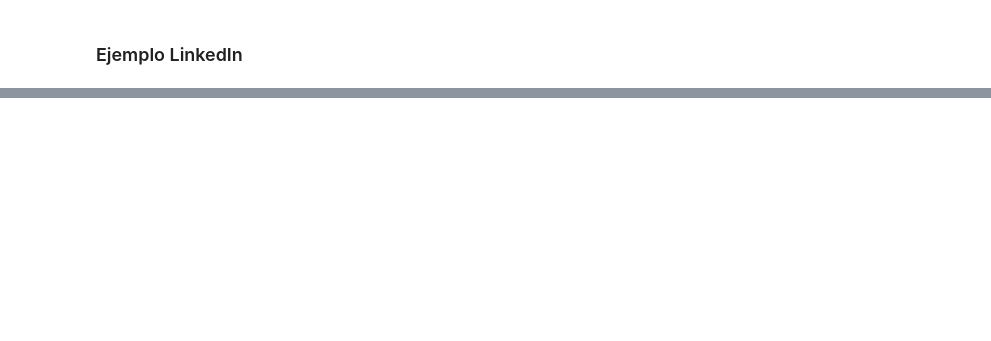
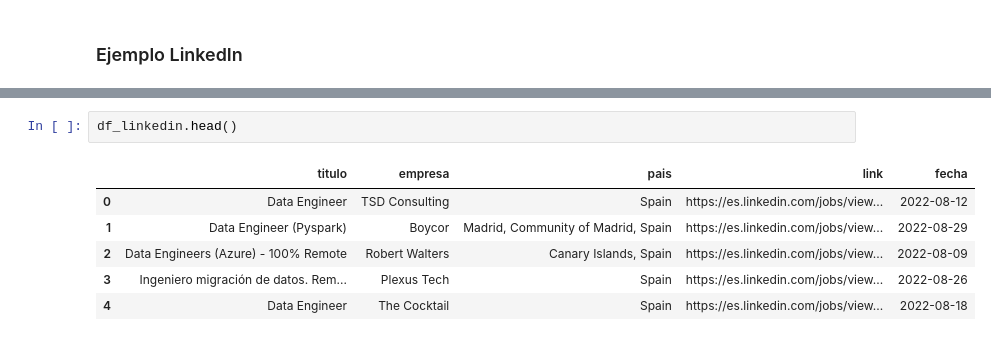
Before and after one commit to Ironhack-Data-Madrid-Agosto-2022/Apuntes-de-clase, a Jupyter notebook: semana_4/2.2 - Web Scraping (bs4).ipynb, the cells around one changed output, grey strips where cells are left out. Saved outputs shown, nothing was run; the diff lists cells and outputs as text; blank space fills up the shorter version.

```diff
--- a/semana_4/2.2 - Web Scraping (bs4).ipynb
+++ b/semana_4/2.2 - Web Scraping (bs4).ipynb
@@ -77,0 +430,9 @@ https://tools.keycdn.com/geo
+# %%
+df_linkedin.head()
+# %% [output]
+|  | titulo | empresa | pais | link | fecha |
+| 0 | Data Engineer | TSD Consulting | Spain | https://es.linkedin.com/jobs/view... | 2022-08-12 |
+| 1 | Data Engineer (Pyspark) | Boycor | Madrid, Community of Madrid, Spain | https://es.linkedin.com/jobs/view... | 2022-08-29 |
+| 2 | Data Engineers (Azure) - 100% Remote | Robert Walters | Canary Islands, Spain | https://es.linkedin.com/jobs/view... | 2022-08-09 |
+| 3 | Ingeniero migración de datos. Rem... | Plexus Tech | Spain | https://es.linkedin.com/jobs/view... | 2022-08-26 |
+| 4 | Data Engineer | The Cocktail | Spain | https://es.linkedin.com/jobs/view... | 2022-08-18 |
```
Also changed, not shown: parts of 34 cells of this notebook.
